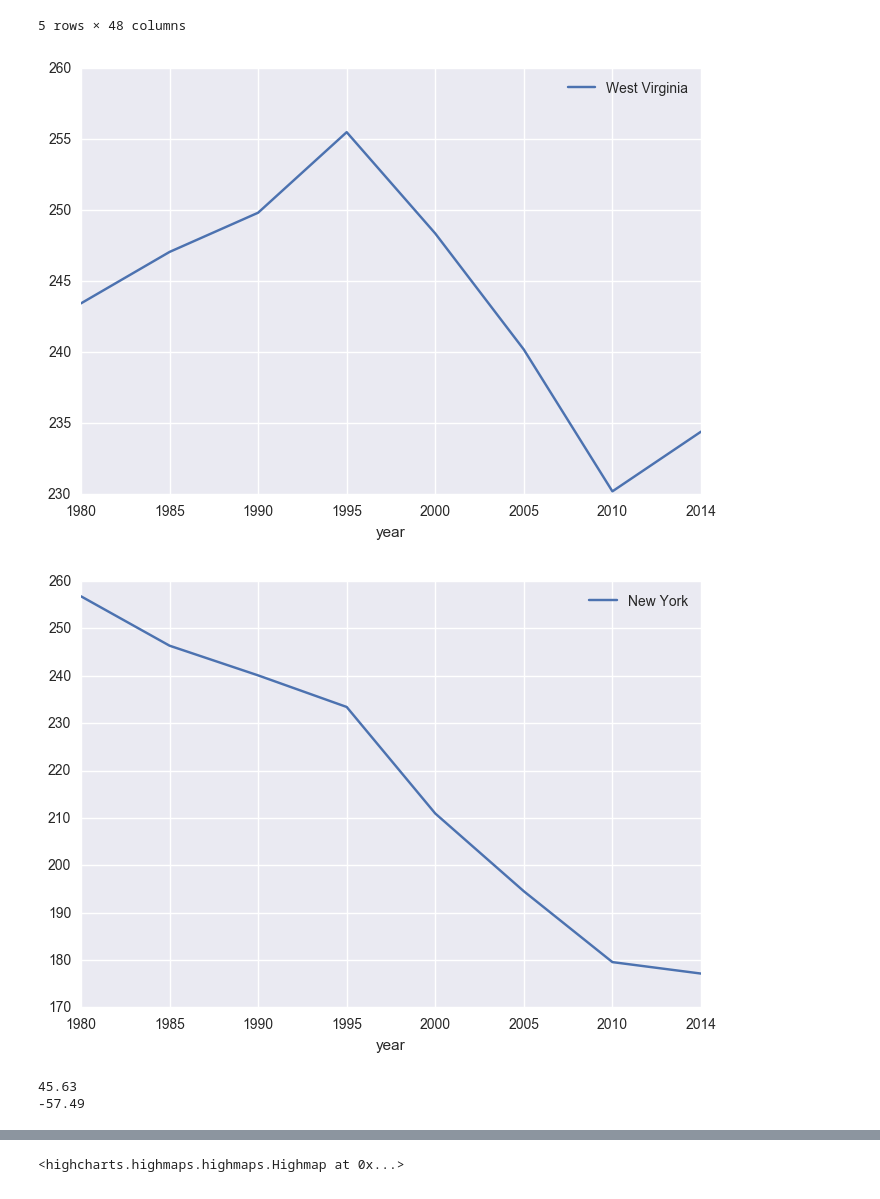
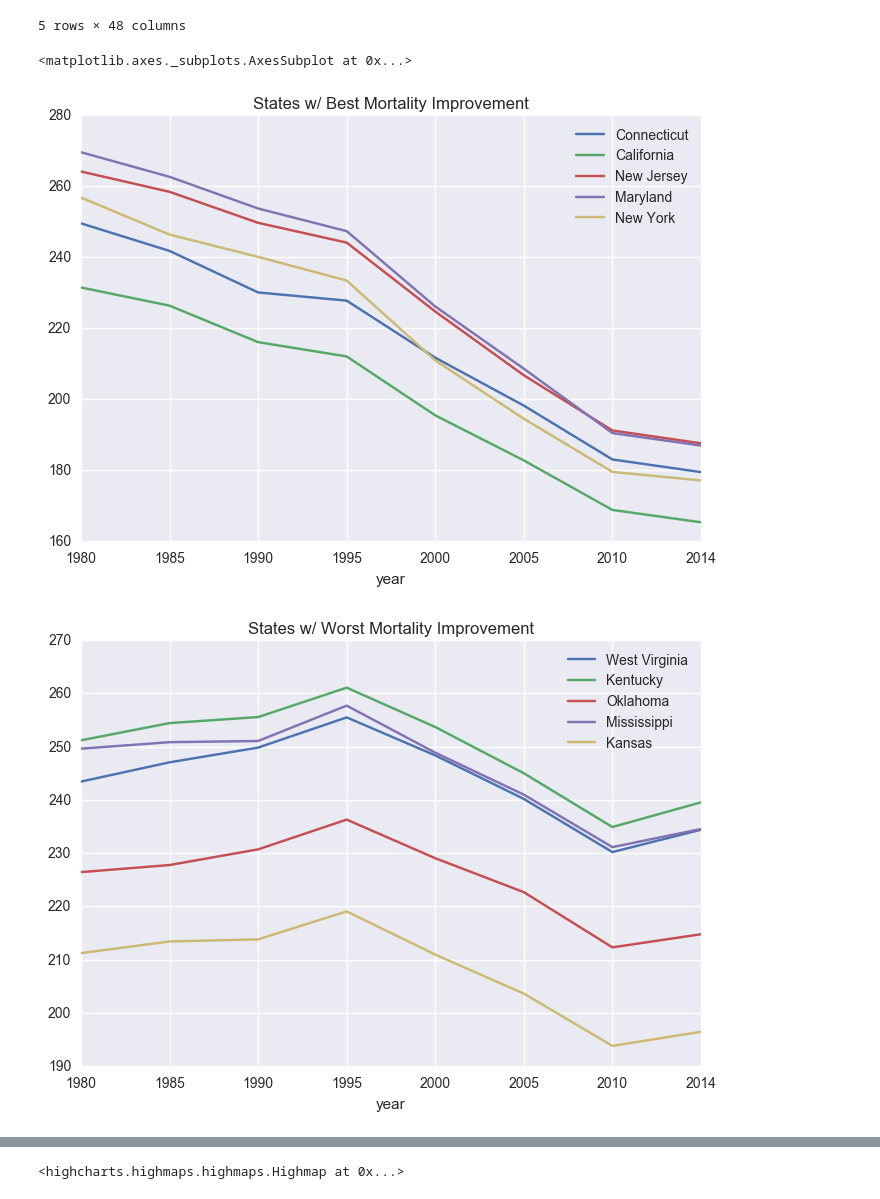
Before and after one commit to j-crowe/Cancer-Mortality-Visualization, a Jupyter notebook: mortality.ipynb, the cells around one changed output, grey strips where cells are left out. Cells and saved outputs as stored; diff of their text form; code cells hidden in the pictures.

Commit message:
finished up comparison and visualization of best performing and worst performing states

```diff
--- a/mortality.ipynb
+++ b/mortality.ipynb
@@ -131,10 +131,11 @@ state_level.columns = [
 # %%
 # Let's grab the states with the highest decrease in cancer mortality rates and
 # highest increase in cancer mortality rates
-increased_state = state_level.loc[state_level['change'].argmax(),'state']
-increased_per = state_level['change'].max()
-decreased_state = state_level.loc[state_level['change'].argmin(),'state']
-increased_per=  state_level['change'].min()
+state_level_sorted = state_level.sort_values(['change'], ascending=[False])
+state_level_sorted.reset_index()
+
+low_improvement = state_level_sorted.head(5)['state'].tolist()
+high_improvement =  state_level_sorted.tail(5)['state'].tolist()
 # %%
 state_level_yearly = state_level.drop([
         'change'
@@ -212,27 +213,11 @@ state_t.head()
 | 4 | 1995 | 257.15 | 232.42 | 200.63 | 250.18 | 212.05 | 192.66 | 227.76 | 250.85 | 221.7 | ... |
 | 5 | 2000 | 248.6 | 218.97 | 192.43 | 239.25 | 195.47 | 182.69 | 211.7 | 232.52 | 208.37 | ... |
 5 rows × 48 columns
-# %%
-plot = state_t.plot('year',increased_state)
-plot = state_t.plot('year',decreased_state)
-# plot.plot()
-# plt.plot(state_t[increased_state], <Y AXIS VALUES HERE>, 'line type', label='label here')
-# %% [output]
-[figure, removed]
-[figure, removed]
-# %%
-# Counties - Set up variance and step sizes for future color selection
-C_maximum = counties['% Change in Mortality Rate, 1980-2014'].max()
-C_minimum = counties['% Change in Mortality Rate, 1980-2014'].min()
-
-print C_maximum
-print C_minimum
-
-# 'Mortality Rate, 1980*', 'Mortality Rate, 1985*', 'Mortality Rate, 1990*',  'Mortality Rate, 1995*', 'Mortality Rate, 2000*', 'Mortality Rate, 2005*', 'Mortality Rate, 2010*', 'Mortality Rate, 2014*'
-
-C_variance = C_maximum - C_minimum
-
-C_step = C_variance/6
-# %% [output]
-45.63
--57.49
+# %%
+# print state_t.columns[1:]
+state_t.plot('year', high_improvement, title='States w/ Best Mortality Improvement')
+state_t.plot('year', low_improvement, title='States w/ Worst Mortality Improvement')
+# %% [output]
+<matplotlib.axes._subplots.AxesSubplot at 0x...>
+[figure, added]
+[figure, added]
```
Also changed, not shown: parts of 1 cell of this notebook.
